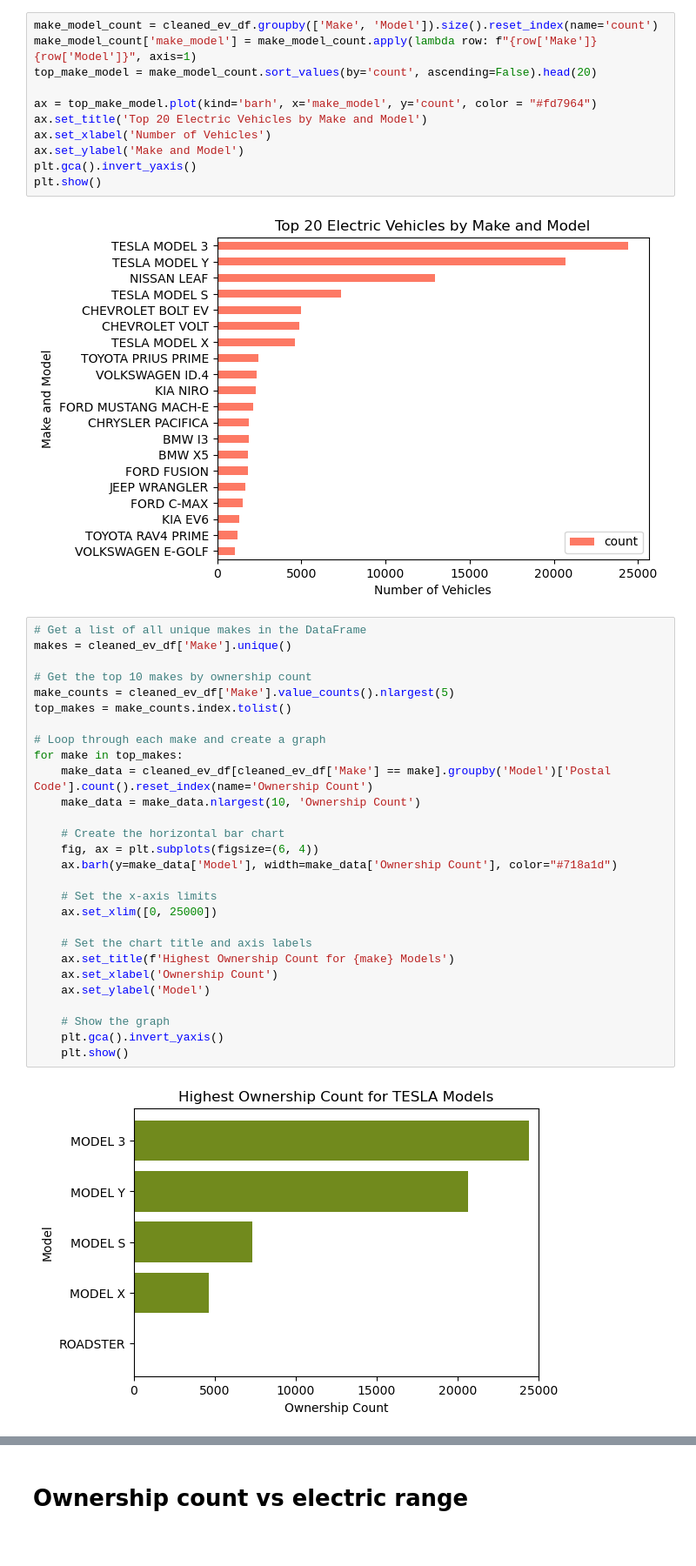
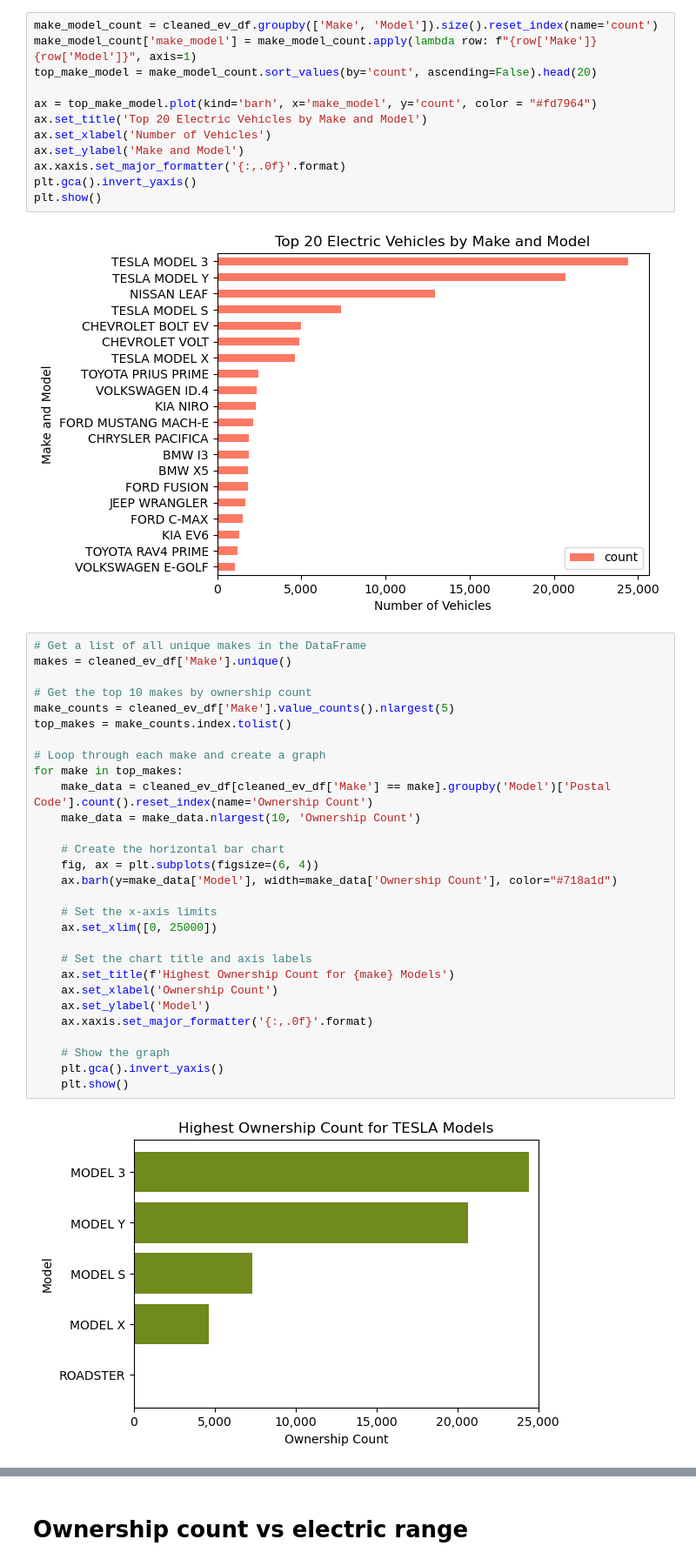
Before and after one commit to eedmondson3/Data_Detectives, a Jupyter notebook: Logan_Barnes/LB_ev_brands.ipynb, the cells around one changed output, grey strips where cells are left out. Shown at 87% size. Drawn from its saved outputs; the diff is of its cells as text.

Commit message:
LB final graphs May 16

```diff
--- a/Logan_Barnes/LB_ev_brands.ipynb
+++ b/Logan_Barnes/LB_ev_brands.ipynb
@@ -25,6 +25,7 @@ ax = top_make_model.plot(kind='barh', x='make_model', y='count', color = "#fd796
 ax.set_title('Top 20 Electric Vehicles by Make and Model')
 ax.set_xlabel('Number of Vehicles')
 ax.set_ylabel('Make and Model')
+ax.xaxis.set_major_formatter('{:,.0f}'.format)
 plt.gca().invert_yaxis()
 plt.show()
 # %% [output]
@@ -32,30 +33,31 @@ plt.show()
 # %%
 # Get a list of all unique makes in the DataFrame
 makes = cleaned_ev_df['Make'].unique()
 
 # Get the top 10 makes by ownership count
 make_counts = cleaned_ev_df['Make'].value_counts().nlargest(5)
 top_makes = make_counts.index.tolist()
 
 # Loop through each make and create a graph
 for make in top_makes:
     make_data = cleaned_ev_df[cleaned_ev_df['Make'] == make].groupby('Model')['Postal Code'].count().reset_index(name='Ownership Count')
     make_data = make_data.nlargest(10, 'Ownership Count')
 
     # Create the horizontal bar chart
     fig, ax = plt.subplots(figsize=(6, 4))
     ax.barh(y=make_data['Model'], width=make_data['Ownership Count'], color="#718a1d")
 
     # Set the x-axis limits
     ax.set_xlim([0, 25000])
 
     # Set the chart title and axis labels
     ax.set_title(f'Highest Ownership Count for {make} Models')
     ax.set_xlabel('Ownership Count')
     ax.set_ylabel('Model')
+    ax.xaxis.set_major_formatter('{:,.0f}'.format)
 
     # Show the graph
     plt.gca().invert_yaxis()
     plt.show()
 # %% [output]
-[figure, old version]
+[figure, new version]
```
Also changed, not shown: parts of 1 cell of this notebook, 1 other file.
